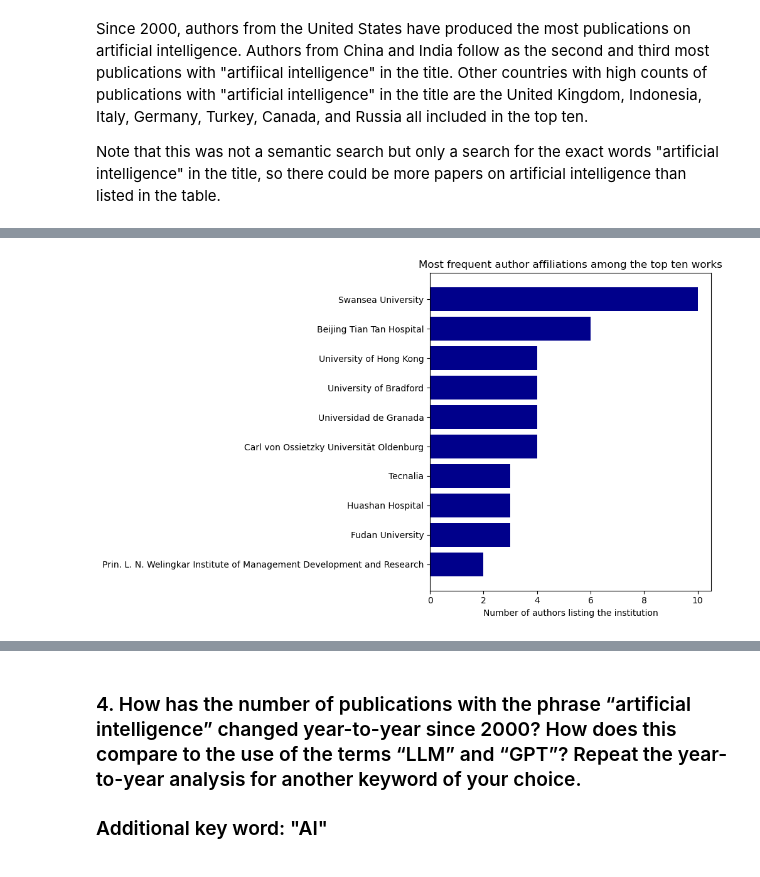
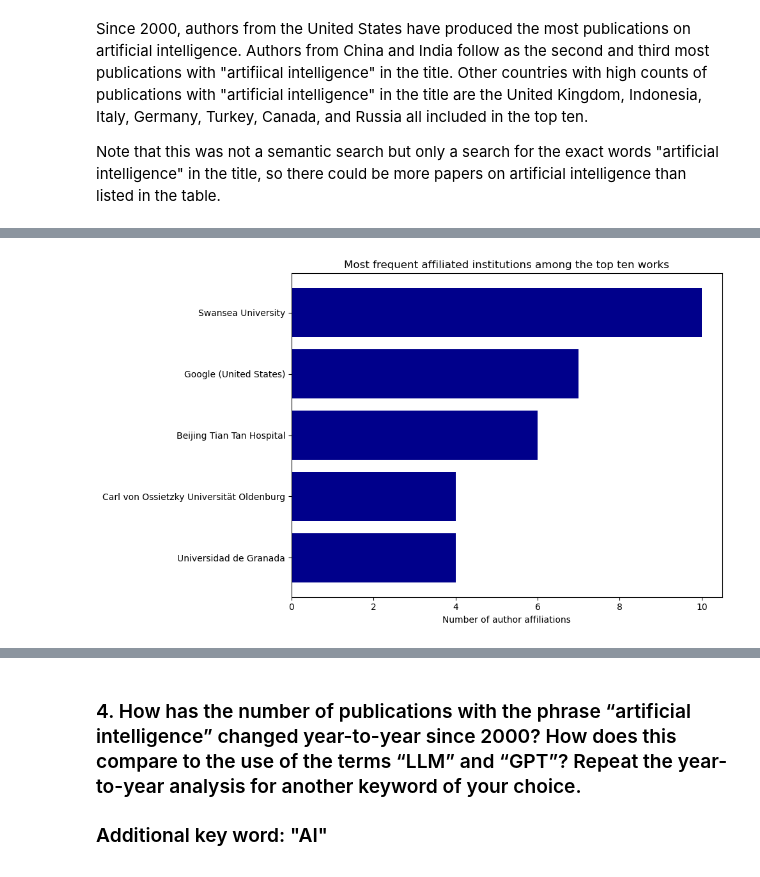
Before and after one commit to maxinehb/datasci530fall2026, a Jupyter notebook: Assignment 3/Assignment3.ipynb, the cells around one changed output, grey strips where cells are left out. Drawn from its saved outputs; the diff is of its cells as text; code cells hidden in the pictures.

```diff
--- a/Assignment 3/Assignment3.ipynb
+++ b/Assignment 3/Assignment3.ipynb
@@ -264,73 +142,101 @@ characters_written = output_file.write_text(
 # %%
-# this code produces the simplified table with all the information asked for in the question, along with a bar chart to see the most frequent affiliated institutions
-# in the top 10 cited works with "artificial intelligence" in the title.
+# top ten works, authors, institutions, and affiliation frequencies
+url_openalex_ai_2000_cited = (
+    url_openalex_ai_2000 + '&sort=cited_by_count:desc'
+)
+search_results_ai_2000_cited = requests.get(
+    url_openalex_ai_2000_cited
+).json()
+top10_works_ai_2000 = search_results_ai_2000_cited["results"][:10]
 
-
-
-# build one table and count institutions for the bar chart
 work_rows = []
 institution_counts = {}
 
 for work_number, work in enumerate(top10_works_ai_2000, start=1):
     author_names = []
     work_institutions = []
+    missing_affiliation = False
 
     for authorship in work["authorships"]:
         full_name = authorship["author"]["display_name"]
-        name_parts = full_name.split()
 
-        # abbreviate the first name
-        if len(name_parts) > 1:
-            short_name = name_parts[0][0] + ". " + " ".join(name_parts[1:])
+        # abbreviate names
+        if "," in full_name:
+            surname, given_name = full_name.split(",", 1)
+            given_name = given_name.strip()
+            short_name = surname.strip()
+            if given_name:
+                short_name = given_name[0] + ". " + short_name
         else:
+            name_parts = full_name.split()
             short_name = full_name
+            if len(name_parts) > 1:
+                short_name = name_parts[0][0] + ". " + " ".join(name_parts[1:])
 
         author_names.append(short_name)
 
+        if not authorship["institutions"]:
+            missing_affiliation = True
+
+        # count each institution once per author
+        author_institutions = []
+
         for institution in authorship["institutions"]:
-            institution_name = institution["display_name"]
+            name = institution["display_name"]
 
-            # Show an institution only once in this work's table row
-            if institution_name not in work_institutions:
-                work_institutions.append(institution_name)
+            if name not in work_institutions:
+                work_institutions.append(name)
 
-            # Count this author's affiliation for the bar chart
-            if institution_name not in institution_counts:
-                institution_counts[institution_name] = 0
-            institution_counts[institution_name] += 1
+            if name not in author_institutions:
+                author_institutions.append(name)
+                if name not in institution_counts:
+                    institution_counts[name] = 0
+                institution_counts[name] += 1
+
+    # shorten only the author and institution columns
+    author_text = "; ".join(author_names[:8])
+    if len(author_names) > 5:
+        author_text += "; et al."
+
+    institution_text = "; ".join(work_institutions[:3])
+    if len(work_institutions) > 3:
+        institution_text += "; additional institutions"
+
+    if not work_institutions:
+        institution_text = "Not listed for any author"
+    elif missing_affiliation:
+        institution_text += "; not listed for some authors"
 
     work_rows.append({
         "Work": work_number,
         "Title": work["title"],
         "Citations": work["cited_by_count"],
-        "Authors": "; ".join(author_names),
-        "Affiliated institutions": (
-            "; ".join(work_institutions) if work_institutions else "Not listed"
-        )
+        "Authors": author_text,
+        "Affiliated institutions": institution_text
     })
 
 table_ai_2000_concise = pd.DataFrame(work_rows)
 
-# display table
 display(
     table_ai_2000_concise.style
     .format({"Citations": "{:,.0f}"})
     .hide(axis="index")
     .set_caption(
         "Ten most cited works with 'artificial intelligence' "
-        "in the title (Since 2000)"
+        "in the title since 2000"
     )
 )
 
-# bar chart
+# plot the ten most frequent institutions across all author affiliations (bar chart)
 institution_table = pd.DataFrame(
     list(institution_counts.items()),
     columns=["Institution", "Author affiliations"]
 )
 
 top_institutions = institution_table.sort_values(
-    "Author affiliations", ascending=False
-).head(10)
+    ["Author affiliations", "Institution"],
+    ascending=[False, True]
+).head(5)
 
 plt.figure(figsize=(10, 6))
 plt.barh(
@@ -339,8 +245,8 @@ plt.barh(
     color="darkblue"
 )
 plt.gca().invert_yaxis()
-plt.xlabel("Number of authors listing the institution")
-plt.title("Most frequent author affiliations among the top ten works")
+plt.xlabel("Number of author affiliations")
+plt.title("Most frequent affiliated institutions among the top ten works")
 plt.tight_layout()
 plt.show()
 # %% [output]
@@ -359,2 +265,2 @@ Ten most cited works with 'artificial intelligence' in the title (Since 2000)
-[figure, old version]
+[figure, new version]
 # %% [markdown]
```
Also changed, not shown: parts of 8 cells of this notebook, 2 other files.
